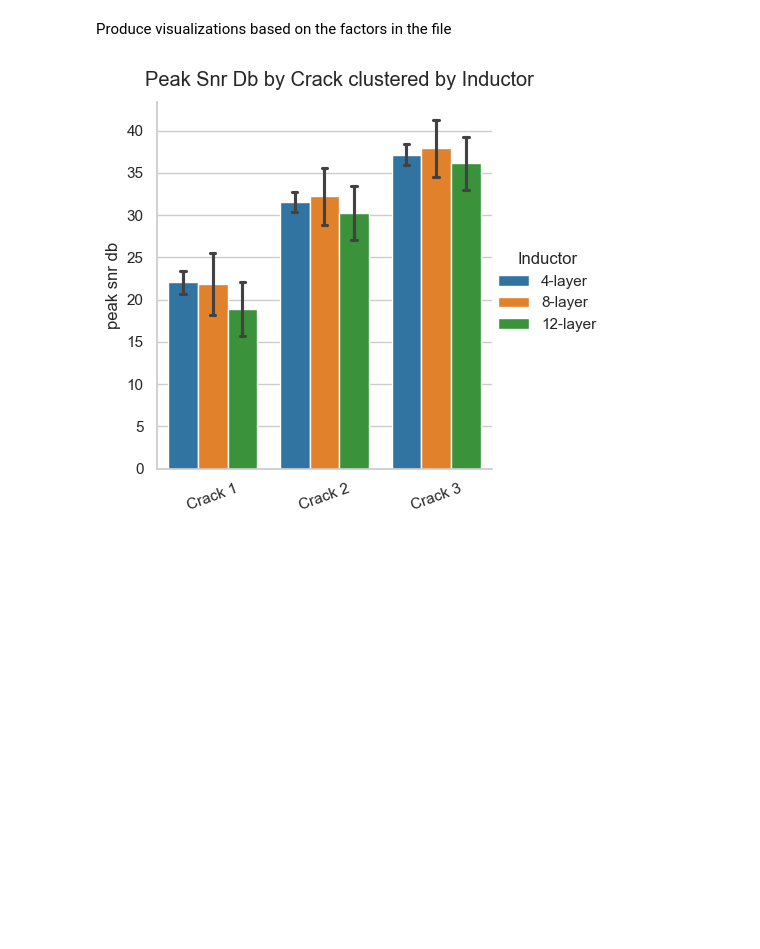
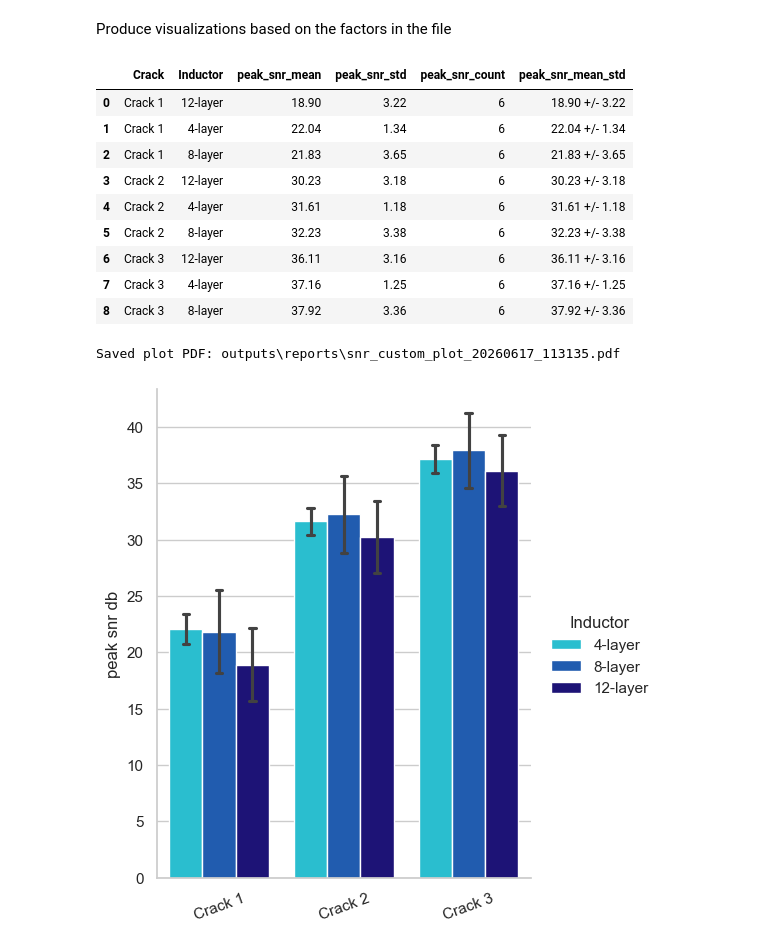
Before and after one commit to Animal-Inspired-Motion-And-Robotics-Lab/ldcscanner, a Jupyter notebook: SNR_Interactive_Analysis.ipynb, the cells around one changed output. Cells and saved outputs as stored; diff of their text form; code cells hidden in the pictures; blank space fills up the shorter version.

```diff
--- a/SNR_Interactive_Analysis.ipynb
+++ b/SNR_Interactive_Analysis.ipynb
@@ -179,11 +179,21 @@ MATERIAL_COLOR_MAP = getattr(cfg, "MATERIAL_COLOR_MAP", {})
 INDUCTOR_COLOR_MAP = getattr(cfg, "INDUCTOR_COLOR_MAP", {})
 CRACK_COLOR_MAP = getattr(cfg, "CRACK_COLOR_MAP", {})
 
+def inductor_display_color_map():
+    inductor_colors = getattr(cfg, "INDUCTOR_COLOR_MAP", {})
+    return {
+        "4-layer": inductor_colors.get("flex_04", "#0fd4ea"),
+        "8-layer": inductor_colors.get("flex_08", "#0958c7"),
+        "12-layer": inductor_colors.get("flex_12", "#100386"),
+    }
+
 # Choose what to plot here.
 # GROUP_BY = x-axis, CLUSTER_BY = legend/hue, FACET_BY = column facets.
 GROUP_BY = "Crack"      # Examples: "Material", "Frequency", "Inductor", "Crack"
 CLUSTER_BY = "Inductor"     # Set to None to disable clustering.
 FACET_BY = None   # Set to None to disable faceting.
+SHOW_PLOT_TITLE = False   # Set to False to hide the plot title.
+MANUAL_PLOT_TITLE = None  # Set a custom title string to override auto-generated plot title.
 VALUE_COL = "peak_snr_db"
 PLOT_KIND = "bar"        # bar, box, violin, strip, swarm
 ESTIMATOR = "mean"       # Used for bar-like plots.
@@ -191,6 +201,8 @@ ERRORBAR = "sd"          # Used for bar-like plots.
 CAPSIZE = 0.15
 ROTATE_X_LABELS = 20
 SAVE_PDF = False
+PDF_WIDTH_IN = 6       # Example: 10.0 for fixed PDF width in inches.
+PDF_HEIGHT_IN = 6      # Example: 6.0 for fixed PDF height in inches.
 
 plot_df = per_crack_df.copy()
 
@@ -289,7 +301,7 @@ def palette_for(column_name, order):
     elif column_name == "Frequency":
         base_map = FREQUENCY_COLOR_MAP
     elif column_name == "Inductor":
-        base_map = INDUCTOR_COLOR_MAP
+        base_map = inductor_display_color_map()
     else:
         base_map = {}
 
@@ -305,6 +317,34 @@ plot_data = plot_df.copy()
 for column_name in plot_columns:
     if column_name is not None:
         plot_data[column_name] = plot_data[column_name].astype(str)
+
+summary_group_cols = [c for c in [GROUP_BY, CLUSTER_BY, FACET_BY] if c is not None]
+if summary_group_cols:
+    plot_summary_df = (
+        plot_data.groupby(summary_group_cols, dropna=False, as_index=False)
+        .agg(
+            peak_snr_mean=(VALUE_COL, "mean"),
+            peak_snr_std=(VALUE_COL, "std"),
+            peak_snr_count=(VALUE_COL, "count"),
+        )
+    )
+else:
+    plot_summary_df = pd.DataFrame([
+        {
+            "peak_snr_mean": plot_data[VALUE_COL].mean(),
+            "peak_snr_std": plot_data[VALUE_COL].std(),
+            "peak_snr_count": plot_data[VALUE_COL].count(),
+        }
+    ])
+
+plot_summary_df["peak_snr_mean"] = plot_summary_df["peak_snr_mean"].round(2)
+plot_summary_df["peak_snr_std"] = plot_summary_df["peak_snr_std"].round(2)
+plot_summary_df["peak_snr_mean_std"] = plot_summary_df.apply(
+    lambda row: f"{row['peak_snr_mean']:.2f} +/- {row['peak_snr_std']:.2f}",
+    axis=1,
+)
+
+display(plot_summary_df)
 
 group_order = ordered_values(GROUP_BY)
 cluster_order = ordered_values(CLUSTER_BY)
@@ -323,7 +363,10 @@ if CLUSTER_BY is not None:
     title_parts.append(f"clustered by {CLUSTER_BY}")
 if FACET_BY is not None:
     title_parts.append(f"faceted by {FACET_BY}")
-plot_title = " ".join(title_parts)
+if MANUAL_PLOT_TITLE:
+    plot_title = str(MANUAL_PLOT_TITLE)
+else:
+    plot_title = " ".join(title_parts)
 
 sns.set_theme(style="whitegrid")
 plot_kwargs = dict(
@@ -338,32 +381,46 @@ plot_kwargs = dict(
     height=4.5,
     aspect=0.95,
     sharey=True,
 )
 if CLUSTER_BY is not None:
     plot_kwargs["hue"] = CLUSTER_BY
     plot_kwargs["hue_order"] = cluster_order
     if plot_palette is not None:
         plot_kwargs["palette"] = plot_palette
 if FACET_BY is not None:
     plot_kwargs["col"] = FACET_BY
     plot_kwargs["col_order"] = facet_order
 
 g = sns.catplot(**plot_kwargs)
 g.set_axis_labels("", VALUE_COL.replace("_", " "))
 if FACET_BY is not None:
     g.set_titles(f"{FACET_BY}: {{col_name}}")
-g.fig.suptitle(plot_title, y=1.03)
+if SHOW_PLOT_TITLE:
+    g.fig.suptitle(plot_title, y=1.03)
 for ax in g.axes.flat:
     ax.tick_params(axis="x", rotation=ROTATE_X_LABELS)
 
 pdf_dir = Path("outputs") / "reports"
 pdf_dir.mkdir(parents=True, exist_ok=True)
 pdf_path = pdf_dir / f"snr_custom_plot_{datetime.now():%Y%m%d_%H%M%S}.pdf"
 if SAVE_PDF:
+    if PDF_WIDTH_IN is not None and PDF_HEIGHT_IN is not None:
+        g.fig.set_size_inches(float(PDF_WIDTH_IN), float(PDF_HEIGHT_IN), forward=True)
     with PdfPages(pdf_path) as pdf:
         pdf.savefig(g.fig, bbox_inches="tight")
     print(f"Saved plot PDF: {pdf_path}")
 
 plt.show()
 # %% [output]
+|  | Crack | Inductor | peak_snr_mean | peak_snr_std | peak_snr_count | peak_snr_mean_std |
+| 0 | Crack 1 | 12-layer | 18.90 | 3.22 | 6 | 18.90 +/- 3.22 |
+| 1 | Crack 1 | 4-layer | 22.04 | 1.34 | 6 | 22.04 +/- 1.34 |
+| 2 | Crack 1 | 8-layer | 21.83 | 3.65 | 6 | 21.83 +/- 3.65 |
+| 3 | Crack 2 | 12-layer | 30.23 | 3.18 | 6 | 30.23 +/- 3.18 |
+| 4 | Crack 2 | 4-layer | 31.61 | 1.18 | 6 | 31.61 +/- 1.18 |
+| 5 | Crack 2 | 8-layer | 32.23 | 3.38 | 6 | 32.23 +/- 3.38 |
+| 6 | Crack 3 | 12-layer | 36.11 | 3.16 | 6 | 36.11 +/- 3.16 |
+| 7 | Crack 3 | 4-layer | 37.16 | 1.25 | 6 | 37.16 +/- 1.25 |
+| 8 | Crack 3 | 8-layer | 37.92 | 3.36 | 6 | 37.92 +/- 3.36 |
+Saved plot PDF: outputs\reports\snr_custom_plot_20260617_113135.pdf
-[figure, old version]
+[figure, new version]
```
Also changed, not shown: 2 other files.
